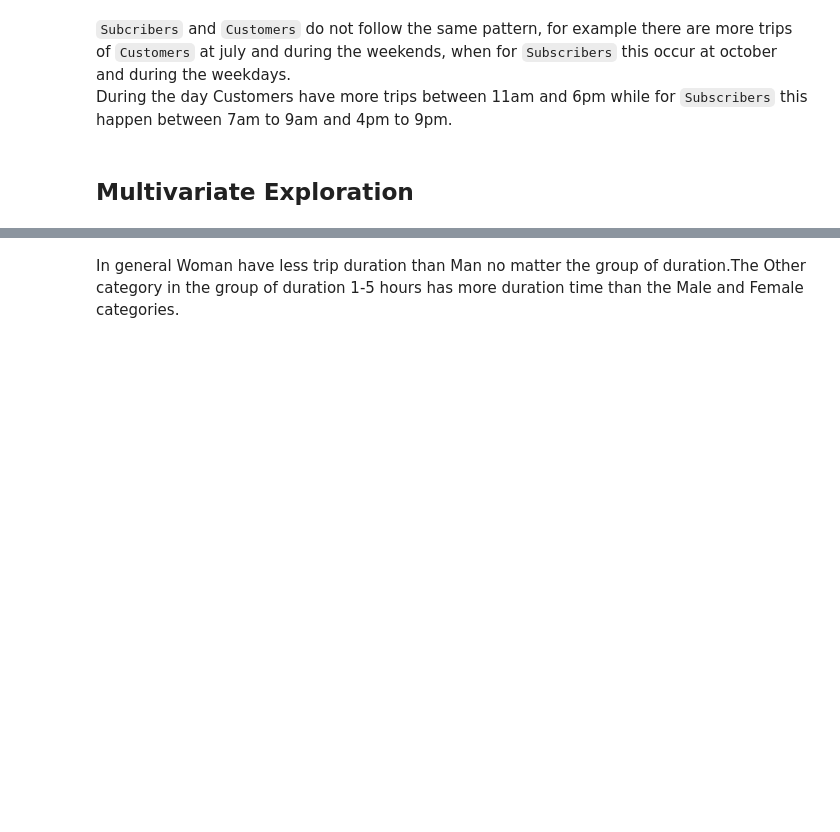
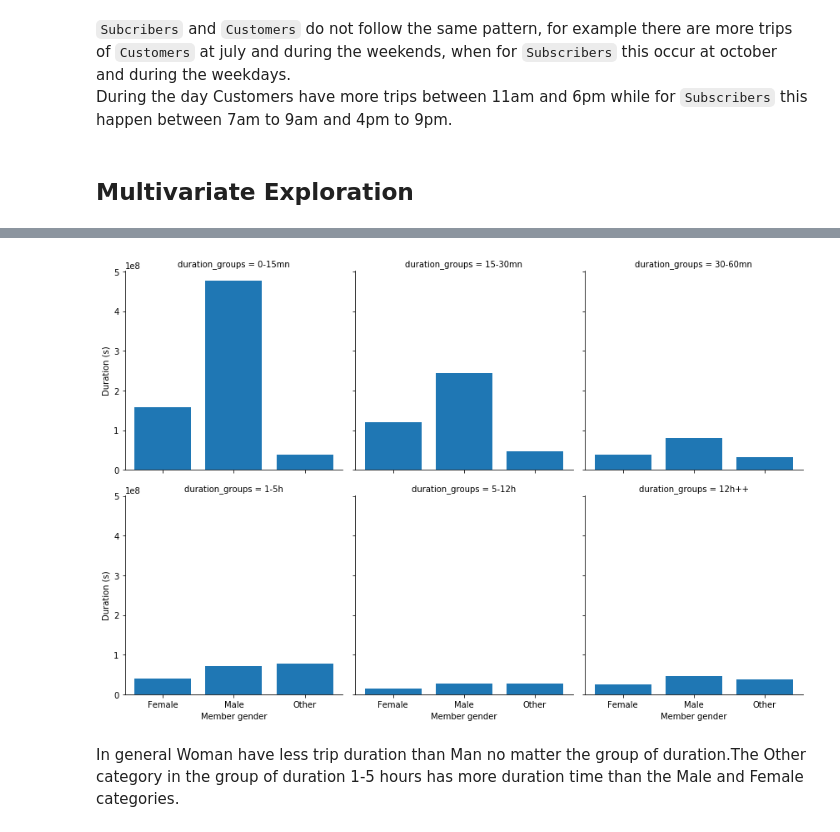
Before and after one commit to furawa/Data_Analyst_Udacity_Projects, a Jupyter notebook: 05_Communicate_Data/ford_gobike_exploration.ipynb, the cells around one changed output, grey strips where cells are left out. Drawn from its saved outputs; the diff is of its cells as text; code cells hidden in the pictures; blank space fills up the shorter version.

Commit message:
fix: Give the correct variable to data attribute

```diff
--- a/05_Communicate_Data/ford_gobike_exploration.ipynb
+++ b/05_Communicate_Data/ford_gobike_exploration.ipynb
@@ -550,10 +550,9 @@ During the day Customers have more trips between 11am and 6pm while for `Subscri
 ## Multivariate Exploration
 # %%
 # Group by duration group and member gender then sum the duration sec, reset index to have a dataframe
-gender_duration_group = baywheels_data.groupby(['duration_groups','member_gender']).sum()
-                                                .duration_sec.reset_index()
+gender_duration_group = baywheels_data.groupby(['duration_groups','member_gender']).sum().duration_sec.reset_index()
 # Facet per duration Groups
-g = sb.FacetGrid(data = test_df, col = 'duration_groups', height = 4, col_wrap = 3)
+g = sb.FacetGrid(data = gender_duration_group, col = 'duration_groups', height = 4, col_wrap = 3)
 g.map(plt.bar, 'member_gender', 'duration_sec')
 g.set_xlabels('Member gender')
 g.set_ylabels('Duration (s)');
@@ -562,3 +560,4 @@ IndentationError: unexpected indent (<ipython-input-109-6c7c6d5cd929>, line 3)
+[figure, added]
 # %% [markdown]
 In general Woman have less trip duration than Man no matter the group of duration.The Other category in the
 group of duration 1-5 hours has more duration time than the Male and Female categories.
```
Also changed, not shown: parts of 1 cell of this notebook.
